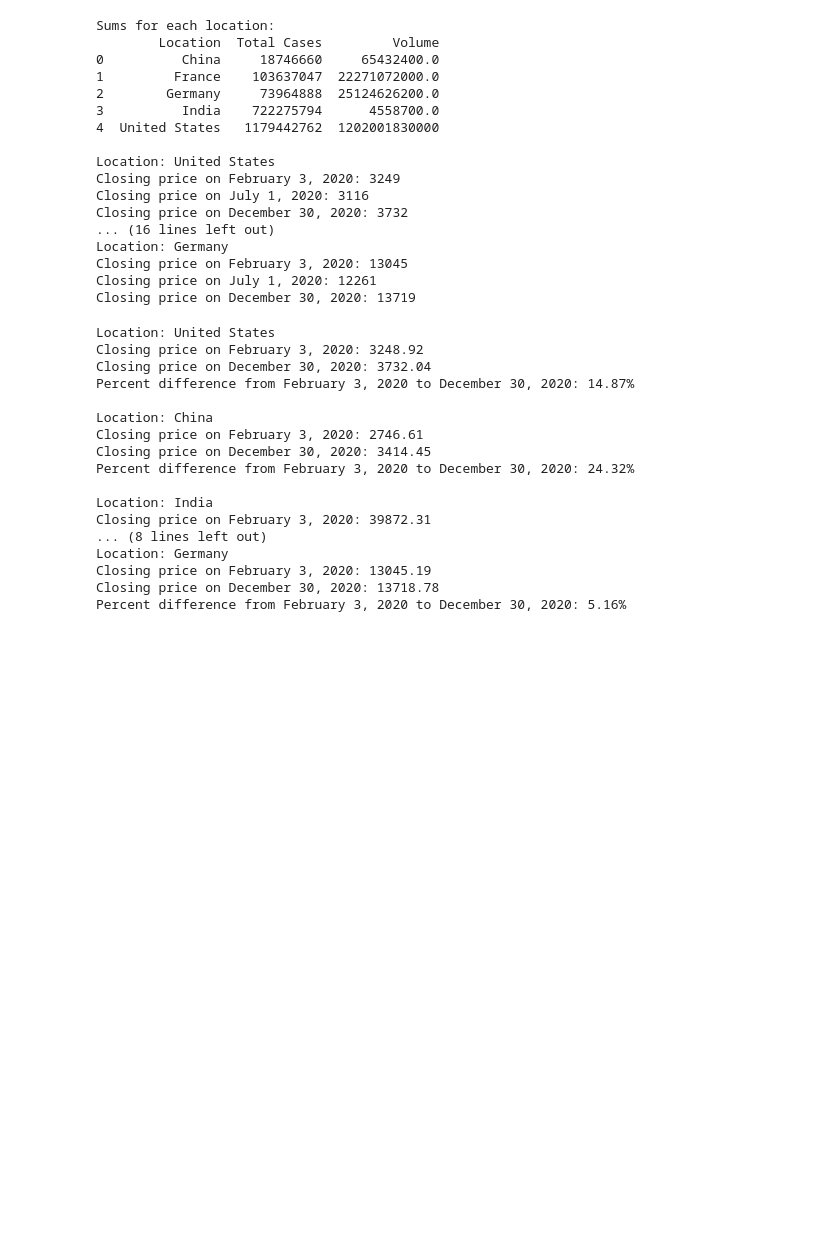
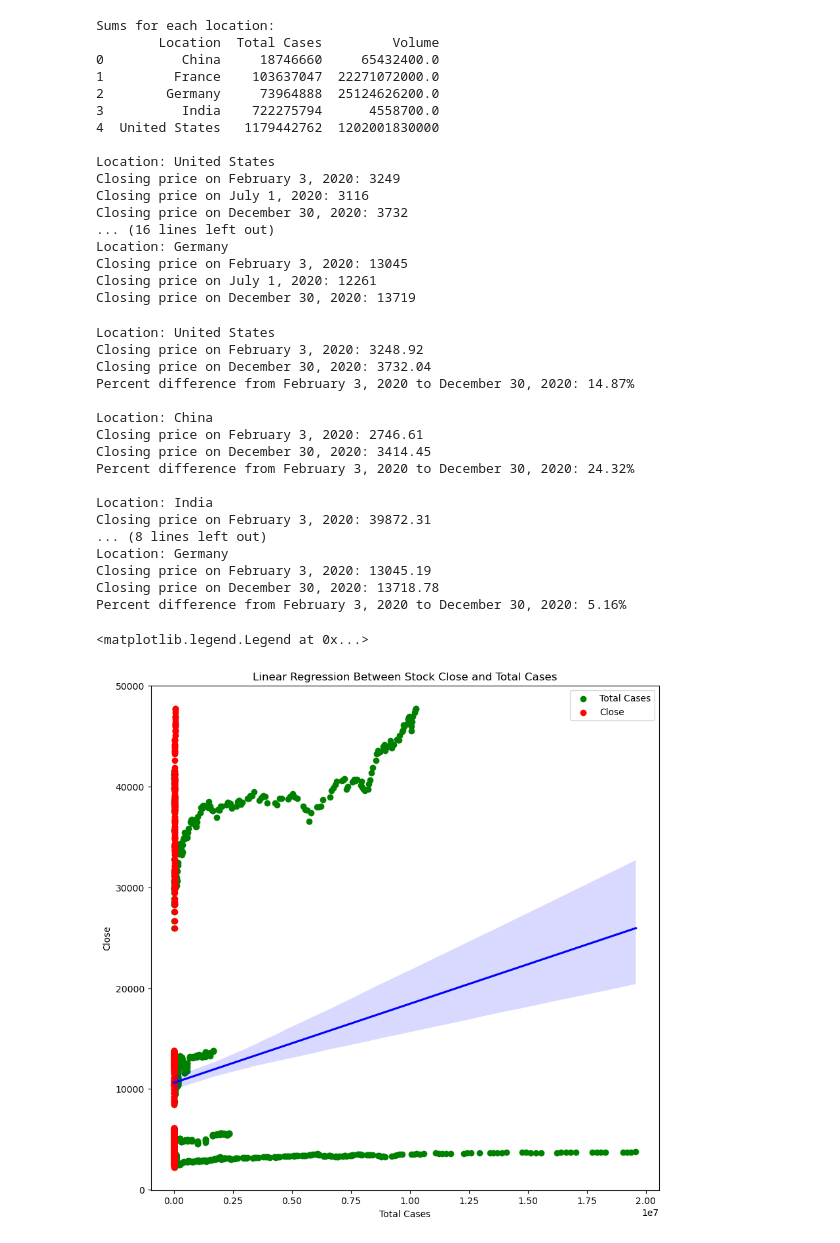
Before and after one commit to datla-ria/Project-1, a Jupyter notebook: project-1.ipynb, the cells around one changed output. Saved outputs shown, nothing was run; the diff lists cells and outputs as text; code cells hidden in the pictures; blank space fills up the shorter version.

Commit message:
added linear regression between stock close and total cases graph

```diff
--- a/project-1.ipynb
+++ b/project-1.ipynb
@@ -1346,3 +1348,17 @@ Location: Germany
 Closing price on February 3, 2020: 13045.19
 Closing price on December 30, 2020: 13718.78
 Percent difference from February 3, 2020 to December 30, 2020: 5.16%
+# %%
+plt.figure(figsize=(10,10))
+plt.scatter(merged_indices_and_covid['Total Cases'], merged_indices_and_covid['Close'], c='green', label='Total Cases')
+plt.scatter(merged_indices_and_covid['Close'], merged_indices_and_covid['Close'], c='red', label='Close')
+
+sns.regplot(x='Total Cases', y='Close', data=merged_indices_and_covid, scatter=False, color='blue')
+
+plt.xlabel('Total Cases')
+plt.ylabel('Close')
+plt.title('Linear Regression Between Stock Close and Total Cases')
+plt.legend()
+# %% [output]
+<matplotlib.legend.Legend at 0x...>
+[figure, added]
```
Also changed, not shown: parts of 9 cells of this notebook.
